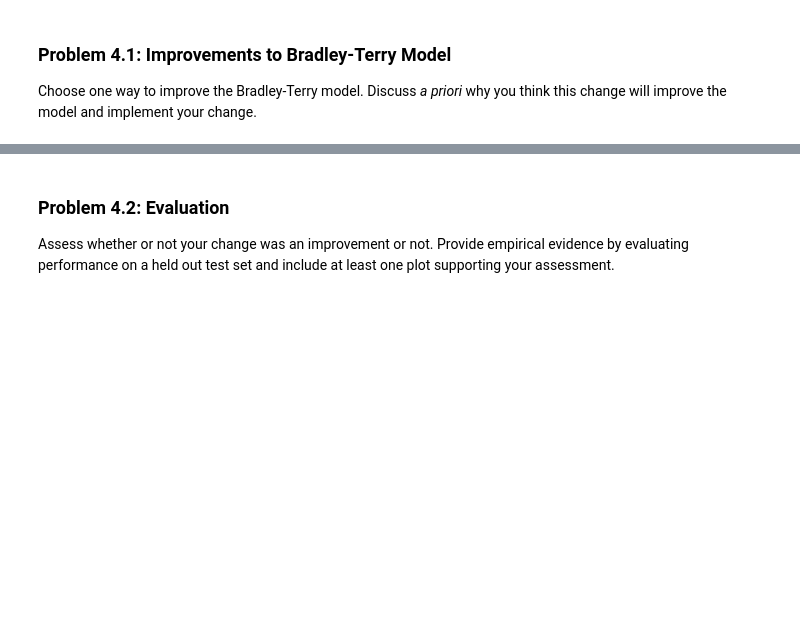
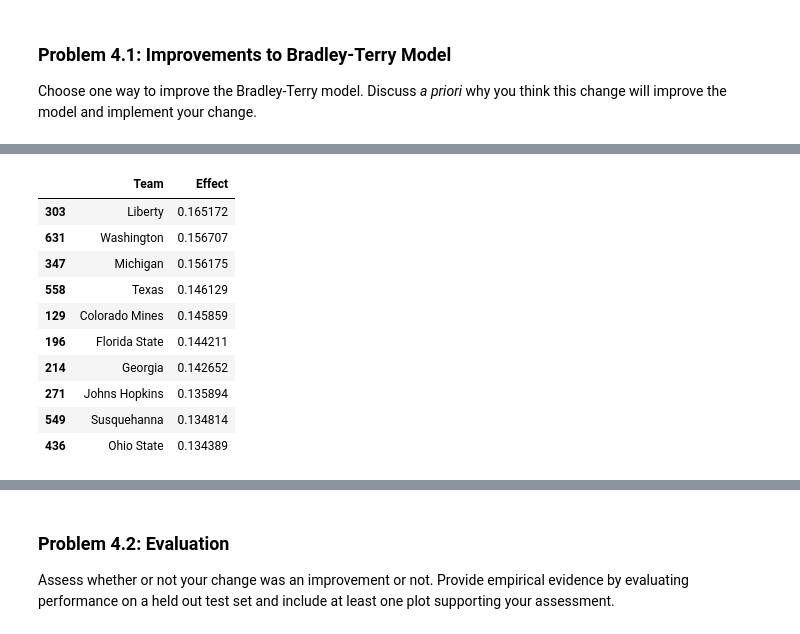
Before and after one commit to Zane-Liao/stats305b, a Jupyter notebook: hw1.ipynb, the cells around one changed output, grey strips where cells are left out. Cells and saved outputs as stored; diff of their text form; code cells hidden in the pictures; blank space fills up the shorter version.

```diff
--- a/hw1.ipynb
+++ b/hw1.ipynb
@@ -483,0 +592,16 @@ Choose one way to improve the Bradley-Terry model. Discuss *a priori* why you th
+# %%
+# top-10
+teams_10_nbt = df_nbt_beta.sort_values(by="Effect", ascending=False).head(10)
+teams_10_nbt
+# %% [output]
+|  | Team | Effect |
+| 303 | Liberty | 0.165172 |
+| 631 | Washington | 0.156707 |
+| 347 | Michigan | 0.156175 |
+| 558 | Texas | 0.146129 |
+| 129 | Colorado Mines | 0.145859 |
+| 196 | Florida State | 0.144211 |
+| 214 | Georgia | 0.142652 |
+| 271 | Johns Hopkins | 0.135894 |
+| 549 | Susquehanna | 0.134814 |
+| 436 | Ohio State | 0.134389 |
```
Also changed, not shown: parts of 13 cells of this notebook.
